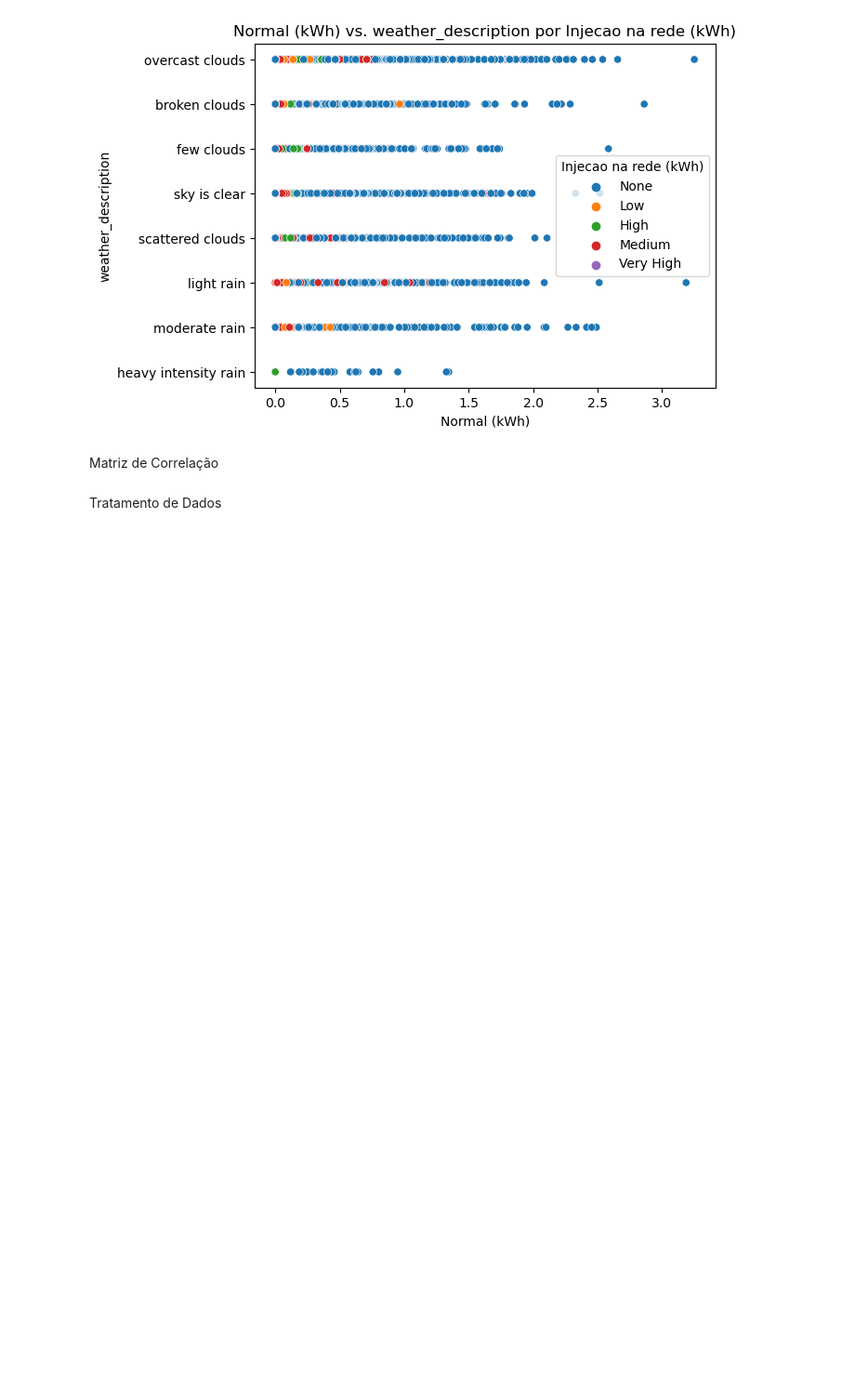
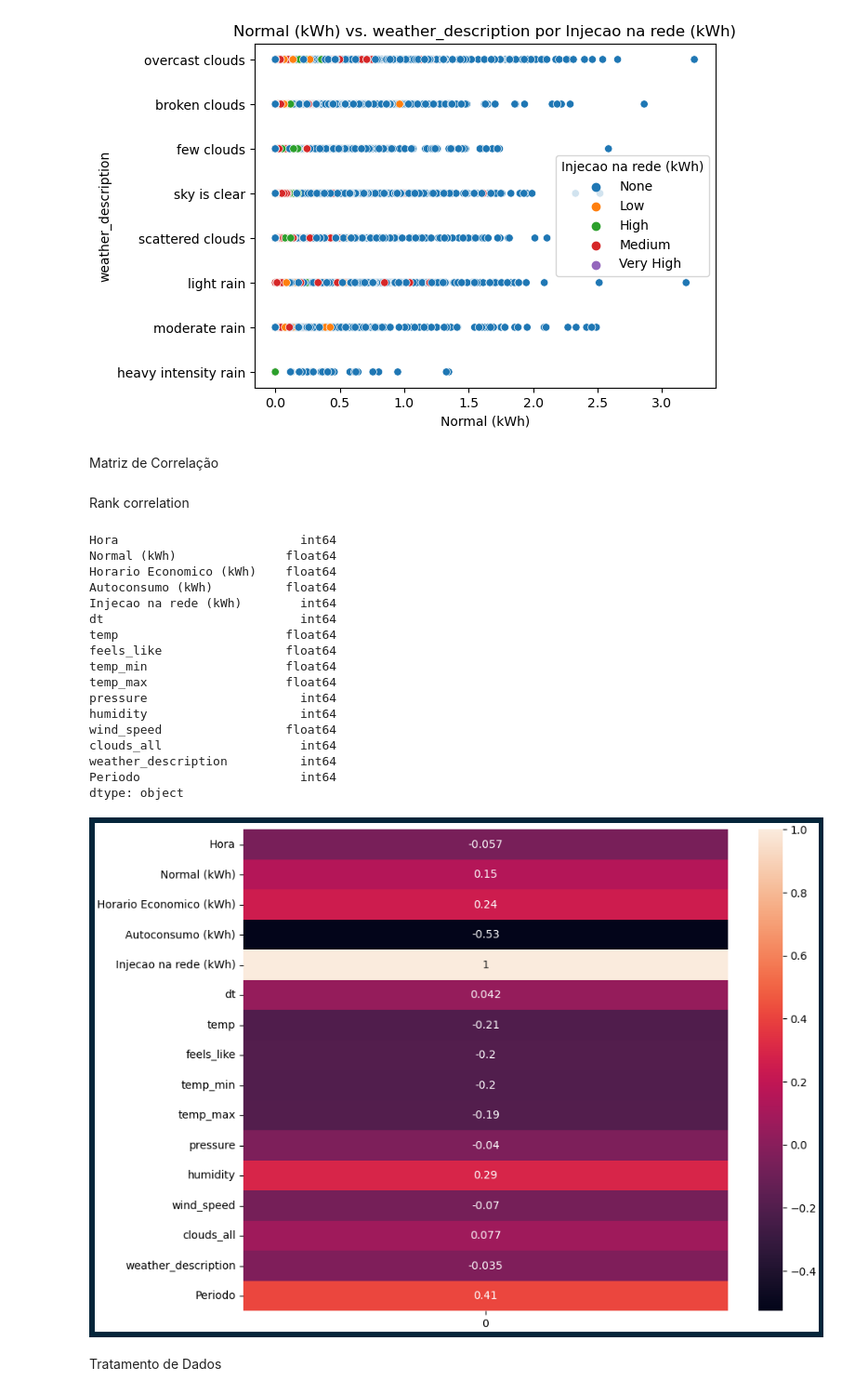
Before and after one commit to simaobarroso/tp-daa, a Jupyter notebook: competicao/comp.ipynb, the cells around one changed output. Shown at 93% size. Cells and saved outputs as stored; diff of their text form; code cells hidden in the pictures; blank space fills up the shorter version.

```diff
--- a/competicao/comp.ipynb
+++ b/competicao/comp.ipynb
@@ -384,6 +478,47 @@ Matriz de Correlação
 #correlation_matrix = df_train.corr()
 #sns.heatmap(correlation_matrix, annot=True, cmap='coolwarm')
 #plt.show()
+# %% [markdown]
+Rank correlation
+# %%
+df_train_rank=df_train.copy()
+df_train_rank.drop(['sea_level'], axis='columns', inplace=True)
+df_train_rank.drop(['grnd_level'], axis='columns', inplace=True)
+df_train_rank.drop(['city_name'], axis='columns', inplace=True)
+df_train_rank.drop(['Data'], axis='columns', inplace=True)
+df_train_rank.drop(['rain_1h'], axis='columns', inplace=True)
+# Inicialize o LabelEncoder
+label_encoder = LabelEncoder()
+
+# Aplique o mapeamento ao DataFrame usando o método transform
+df_train_rank['Injecao na rede (kWh)'] = label_encoder.fit_transform(df_train_rank['Injecao na rede (kWh)'])
+df_train_rank['weather_description'] = label_encoder.fit_transform(df_train_rank['weather_description'])
+
+
+
+print(df_train_rank.dtypes)
+plt.figure(figsize=(10,8),linewidth=10,edgecolor="#04253a" )
+sns.heatmap(df_train_rank.corrwith(df_train_rank['Injecao na rede (kWh)']).to_frame(), annot=True)
+plt.show()
+# %% [output]
+Hora                         int64
+Normal (kWh)               float64
+Horario Economico (kWh)    float64
+Autoconsumo (kWh)          float64
+Injecao na rede (kWh)        int64
+dt                           int64
+temp                       float64
+feels_like                 float64
+temp_min                   float64
+temp_max                   float64
+pressure                     int64
+humidity                     int64
+wind_speed                 float64
+clouds_all                   int64
+weather_description          int64
+Periodo                      int64
+dtype: object
+[figure, added]
 # %% [markdown]
 Tratamento de Dados
 # %%
```
Also changed, not shown: parts of 7 cells of this notebook, 3 other files.
